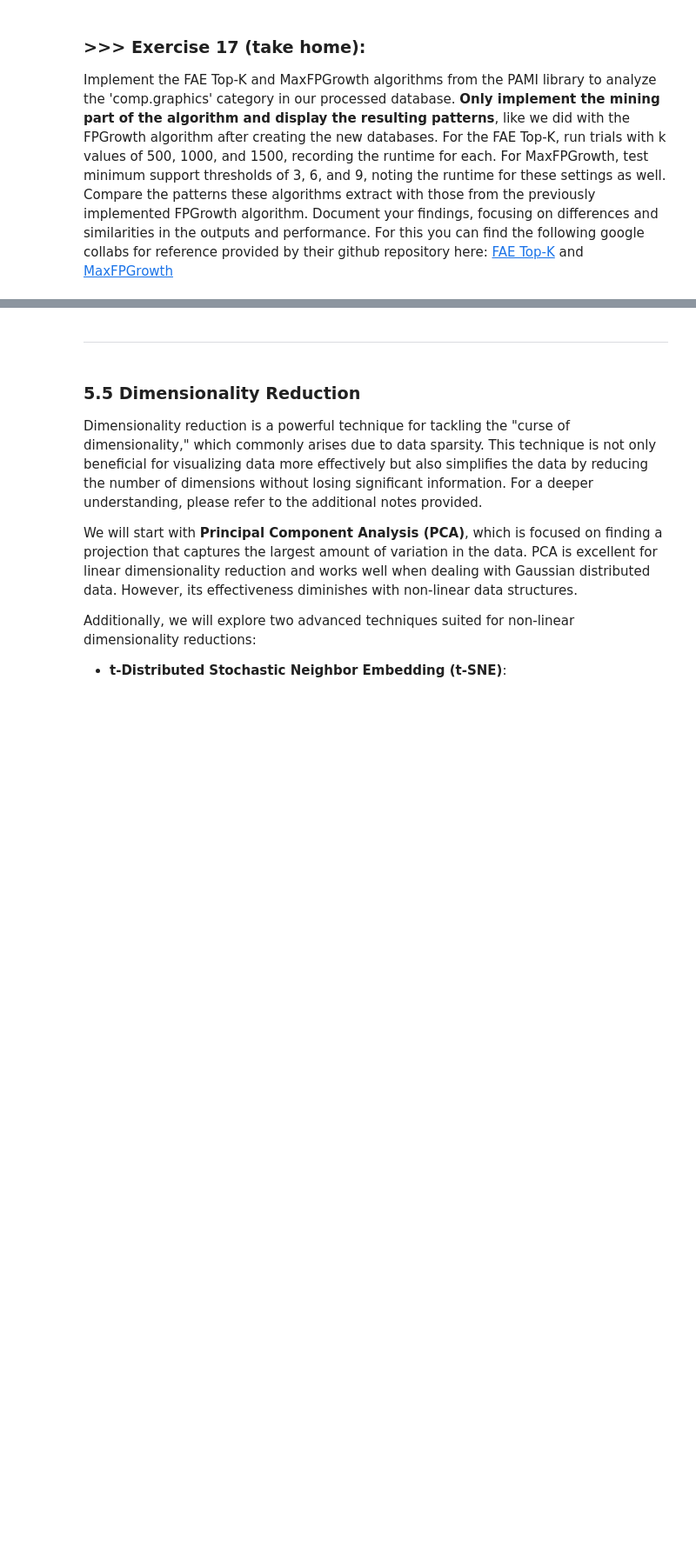
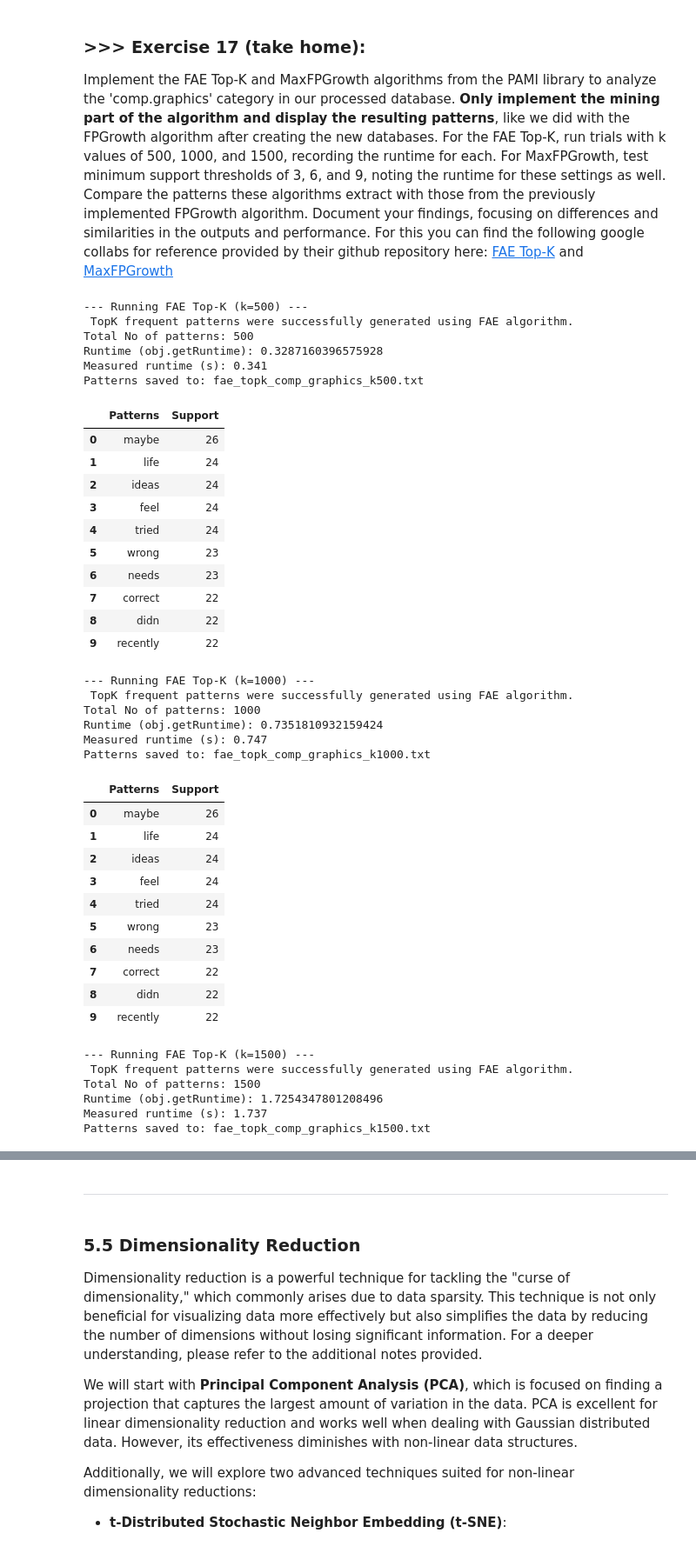
Before and after one commit to welly2140/DM2025-Lab1-Exercise, a Jupyter notebook: DM2025-Lab1-Master.ipynb, the cells around one changed output, grey strips where cells are left out. Shown at 87% size. Drawn from its saved outputs; the diff is of its cells as text; code cells hidden in the pictures; blank space fills up the shorter version.

```diff
--- a/DM2025-Lab1-Master.ipynb
+++ b/DM2025-Lab1-Master.ipynb
@@ -1988,0 +1989,67 @@ Implement the FAE Top-K and MaxFPGrowth algorithms from the PAMI library to anal
+# %%
+# Answer Here
+from PAMI.frequentPattern.topk import FAE as alg
+import time
+
+k_values = [500, 1000, 1500]
+
+for k in k_values:
+    print(f"\n--- Running FAE Top-K (k={k}) ---")
+
+    start_time = time.time()
+    obj = alg.FAE(iFile='td_freq_db_comp_graphics.csv', k=k)
+    obj.mine()
+    end_time = time.time()
+
+    frequentPatternsDF = obj.getPatternsAsDataFrame()
+
+    print('Total No of patterns:', len(frequentPatternsDF))
+    print('Runtime (obj.getRuntime):', obj.getRuntime())
+    print('Measured runtime (s):', round(end_time - start_time, 3))
+
+    output_file = f'fae_topk_comp_graphics_k{k}.txt'
+    obj.save(output_file)
+    print(f"Patterns saved to: {output_file}")
+
+    display(frequentPatternsDF.head(10))
+# %% [output]
+--- Running FAE Top-K (k=500) ---
+ TopK frequent patterns were successfully generated using FAE algorithm.
+Total No of patterns: 500
+Runtime (obj.getRuntime): 0.3287160396575928
+Measured runtime (s): 0.341
+Patterns saved to: fae_topk_comp_graphics_k500.txt
+|  | Patterns | Support |
+| 0 | maybe | 26 |
+| 1 | life | 24 |
+| 2 | ideas | 24 |
+| 3 | feel | 24 |
+| 4 | tried | 24 |
+| 5 | wrong | 23 |
+| 6 | needs | 23 |
+| 7 | correct | 22 |
+| 8 | didn | 22 |
+| 9 | recently | 22 |
+--- Running FAE Top-K (k=1000) ---
+ TopK frequent patterns were successfully generated using FAE algorithm.
+Total No of patterns: 1000
+Runtime (obj.getRuntime): 0.7351810932159424
+Measured runtime (s): 0.747
+Patterns saved to: fae_topk_comp_graphics_k1000.txt
+|  | Patterns | Support |
+| 0 | maybe | 26 |
+| 1 | life | 24 |
+| 2 | ideas | 24 |
+| 3 | feel | 24 |
+| 4 | tried | 24 |
+| 5 | wrong | 23 |
+| 6 | needs | 23 |
+| 7 | correct | 22 |
+| 8 | didn | 22 |
+| 9 | recently | 22 |
+--- Running FAE Top-K (k=1500) ---
+ TopK frequent patterns were successfully generated using FAE algorithm.
+Total No of patterns: 1500
+Runtime (obj.getRuntime): 1.7254347801208496
+Measured runtime (s): 1.737
+Patterns saved to: fae_topk_comp_graphics_k1500.txt
```
Also changed, not shown: parts of 60 cells of this notebook, 9 other files.
